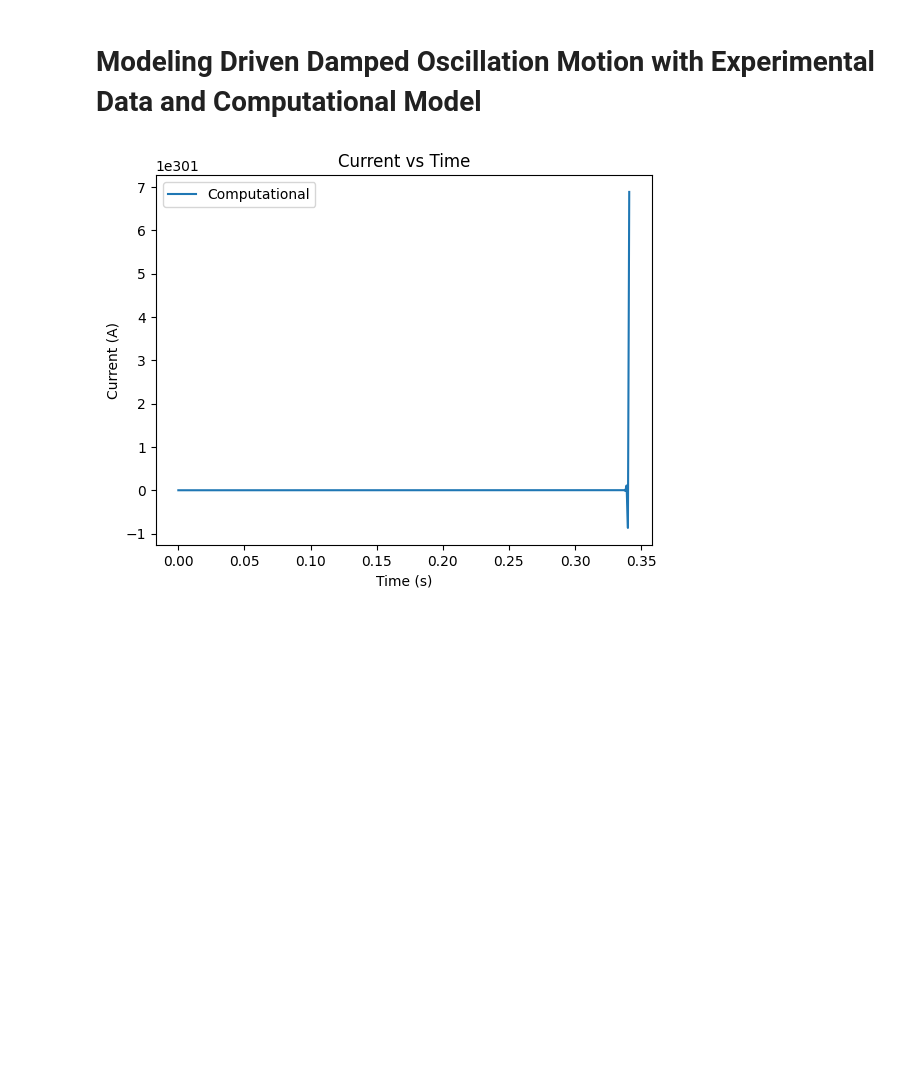
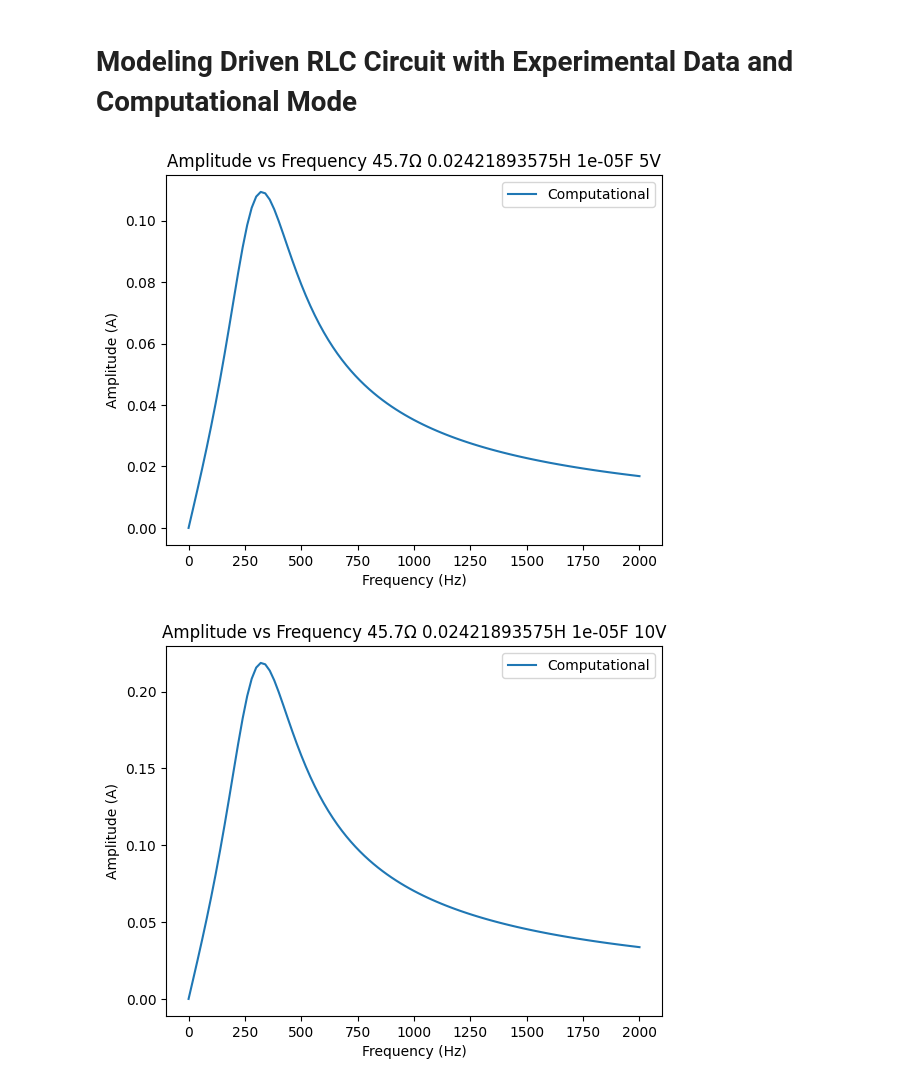
Before and after one commit to kevinthegreat1/HonorsPhysics2, a Jupyter notebook: Unit9/DrivenRLCCircuit/Model.ipynb, the cells around one changed output. Drawn from its saved outputs; the diff is of its cells as text; code cells hidden in the pictures; blank space fills up the shorter version.

Commit message:
Add RLC Response Curve

```diff
--- a/Unit9/DrivenRLCCircuit/Model.ipynb
+++ b/Unit9/DrivenRLCCircuit/Model.ipynb
@@ -1,5 +1,5 @@
 # %% [markdown]
-# Modeling Driven Damped Oscillation Motion with Experimental Data and Computational Model
+# Modeling Driven RLC Circuit with Experimental Data and Computational Mode
 # %%
 # Import Libraries
 import pandas as pd
@@ -9,21 +9,40 @@ from Unit0 import model_utils
 import statistics
 # %%
 # Constants
-voltage = 2
-resistance = 0.4
-inductance = 0.01
-capacitance = 0.00001
-omega = 1
+resistance = [45.7, 60.4]
+inductance = 0.02421893575
+capacitance = [0.00001, 0.000001]
+voltage = [5, 10]
+frequency_initial = 0
+frequency_final = 2000
 # %%
-def compute_models(index):
-    def compute_acceleration(t, current, current_prime, _current_double_prime):
-        return voltage * omega * math.cos(omega * t) / inductance - resistance / inductance * current_prime - current / (inductance * capacitance)
+def compute_models(resistance, inductance, capacitance, voltage):
+    def compute_model(frequency):
+        angular_frequency = 2 * math.pi * frequency
 
-    times = np.linspace(0, 10, 10000)
-    _, positions, velocities, accelerations = model_utils.euler_method(compute_acceleration, times=times, position_initial=0)
+        def compute_acceleration(t, current, current_prime, _current_double_prime):
+            return voltage * angular_frequency * math.cos(angular_frequency * t) / inductance - resistance / inductance * current_prime - current / (inductance * capacitance)
 
-    model_utils.graph("Current", "A", [(times, positions, "Computational")], f"Graphs/Current{index + 1}")
+        times = np.linspace(0, 0.1, 10001)
+        _, current, _, _ = model_utils.euler_method(compute_acceleration, times=times)
+
+        # Calculate the amplitude by checking the max value in the last five seconds
+        return max(current[-5000:])
+
+    frequencies = np.linspace(frequency_initial, frequency_final, 101)
+    amplitudes = list(map(compute_model, frequencies))
+
+    # Graph frequency vs amplitude
+    model_utils.graph([(frequencies, amplitudes, "Computational")], "Amplitude", "A", "Frequency", "Hz", f"{resistance}Ω {inductance}H {capacitance}F {voltage}V", f"Graphs/ResponseCurve_{resistance}Ω_{inductance}H_{capacitance}F_{voltage}V")
 # %%
-compute_models(0)
+compute_models(resistance[0], inductance, capacitance[0], voltage[0])
+compute_models(resistance[0], inductance, capacitance[0], voltage[1])
+compute_models(resistance[1], inductance, capacitance[0], voltage[0])
+compute_models(resistance[1], inductance, capacitance[0], voltage[1])
+compute_models(resistance[0], inductance, capacitance[1], voltage[0])
+compute_models(resistance[0], inductance, capacitance[1], voltage[1])
+compute_models(resistance[1], inductance, capacitance[1], voltage[0])
+compute_models(resistance[1], inductance, capacitance[1], voltage[1])
 # %% [output]
-[figure, old version]
+[figure, new version]
+[figure, added]
```
Also changed, not shown: parts of 1 cell of this notebook, 13 other files.
